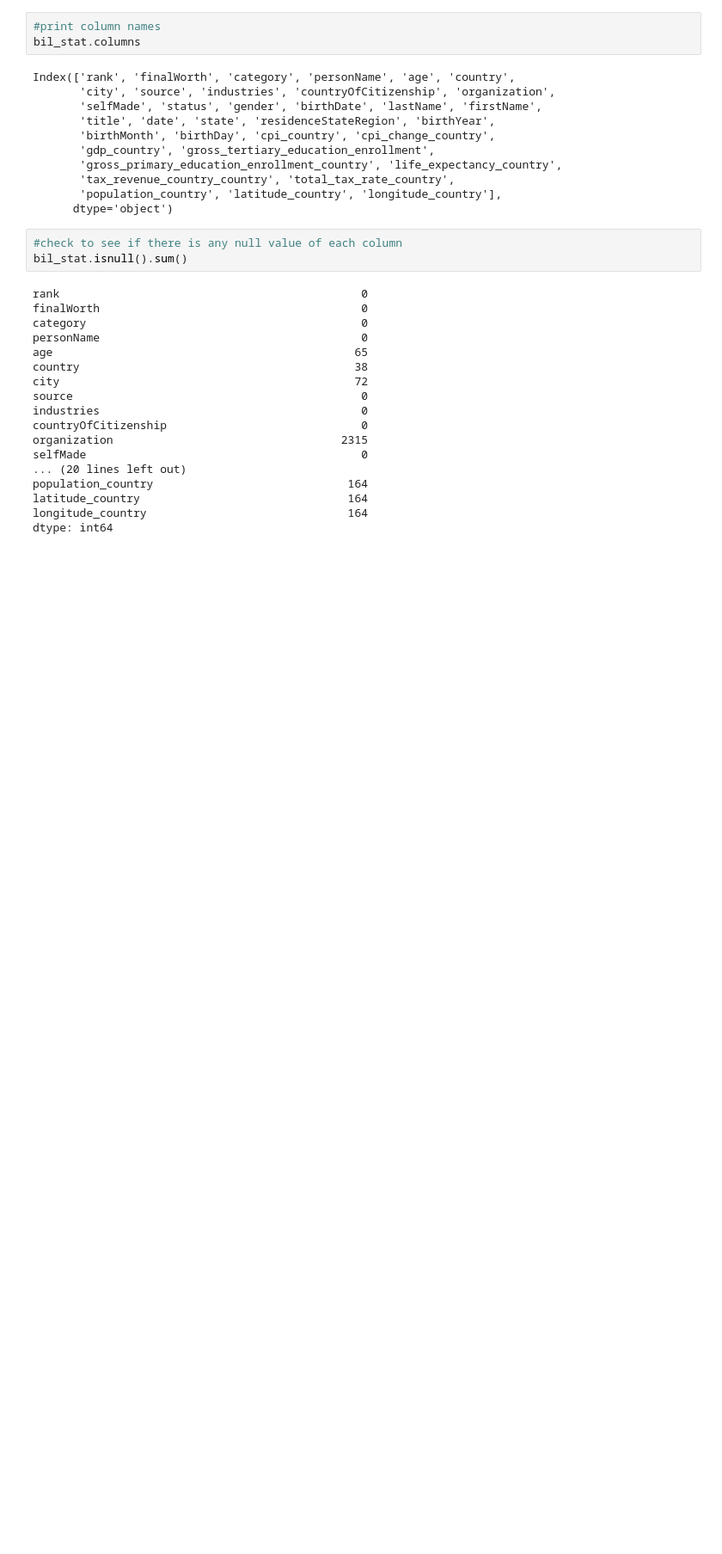
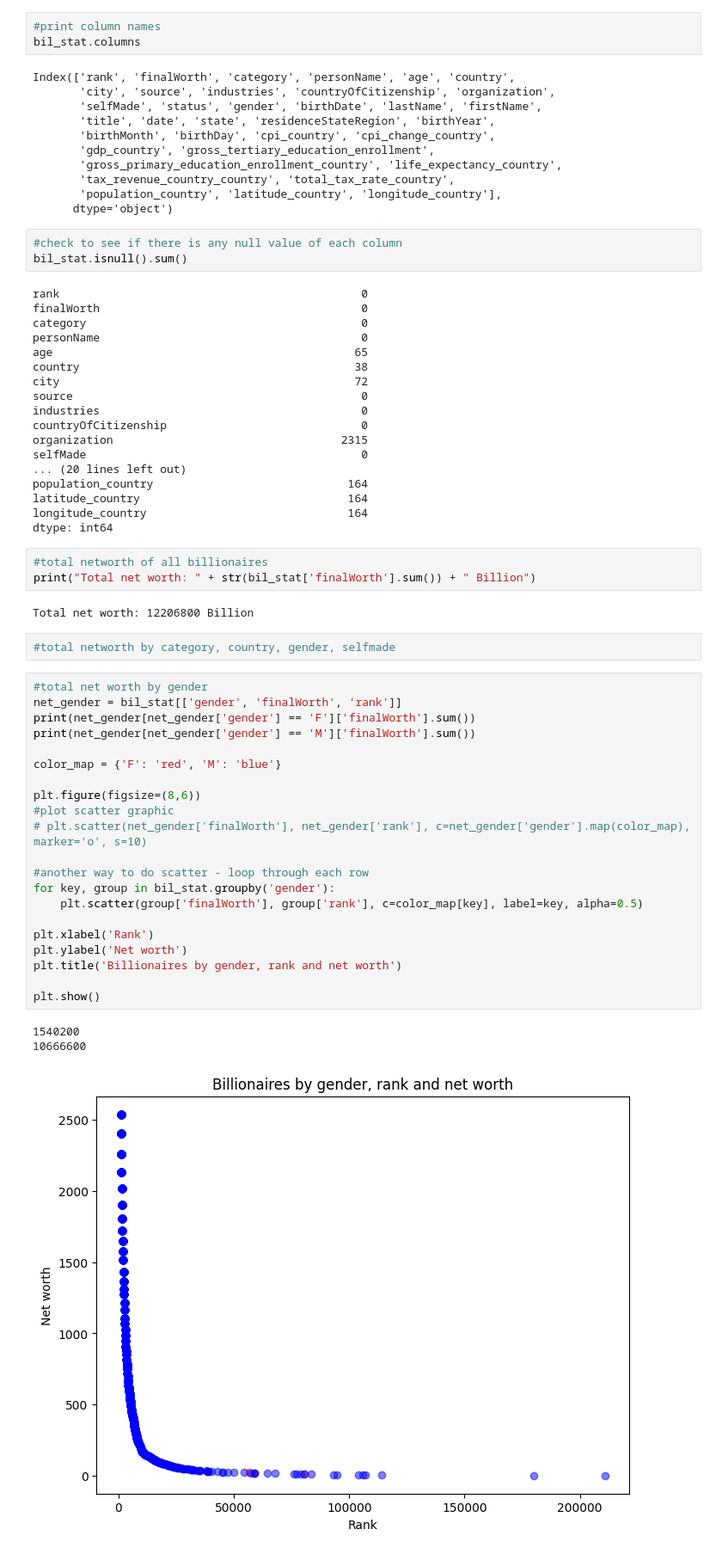
Before and after one commit to huy-ph/data_mining, a Jupyter notebook: learning/billionaires_statistics/billionaires_analysis.ipynb, the cells around one changed output. Shown at 86% size. Cells and saved outputs as stored; diff of their text form; blank space fills up the shorter version.

Commit message:
net worth by gender

```diff
--- a/learning/billionaires_statistics/billionaires_analysis.ipynb
+++ b/learning/billionaires_statistics/billionaires_analysis.ipynb
@@ -57,3 +71,35 @@ population_country                             164
 latitude_country                               164
 longitude_country                              164
 dtype: int64
+# %%
+#total networth of all billionaires
+print("Total net worth: " + str(bil_stat['finalWorth'].sum()) + " Billion")
+# %% [output]
+Total net worth: 12206800 Billion
+# %%
+#total networth by category, country, gender, selfmade
+# %%
+#total net worth by gender
+net_gender = bil_stat[['gender', 'finalWorth', 'rank']]
+print(net_gender[net_gender['gender'] == 'F']['finalWorth'].sum())
+print(net_gender[net_gender['gender'] == 'M']['finalWorth'].sum())
+
+color_map = {'F': 'red', 'M': 'blue'}
+
+plt.figure(figsize=(8,6))
+#plot scatter graphic
+# plt.scatter(net_gender['finalWorth'], net_gender['rank'], c=net_gender['gender'].map(color_map), marker='o', s=10)
+
+#another way to do scatter - loop through each row
+for key, group in bil_stat.groupby('gender'):
+    plt.scatter(group['finalWorth'], group['rank'], c=color_map[key], label=key, alpha=0.5)
+
+plt.xlabel('Rank')
+plt.ylabel('Net worth')
+plt.title('Billionaires by gender, rank and net worth')
+
+plt.show()
+# %% [output]
+1540200
+10666600
+[figure, added]
```
Also changed, not shown: parts of 5 cells of this notebook.
